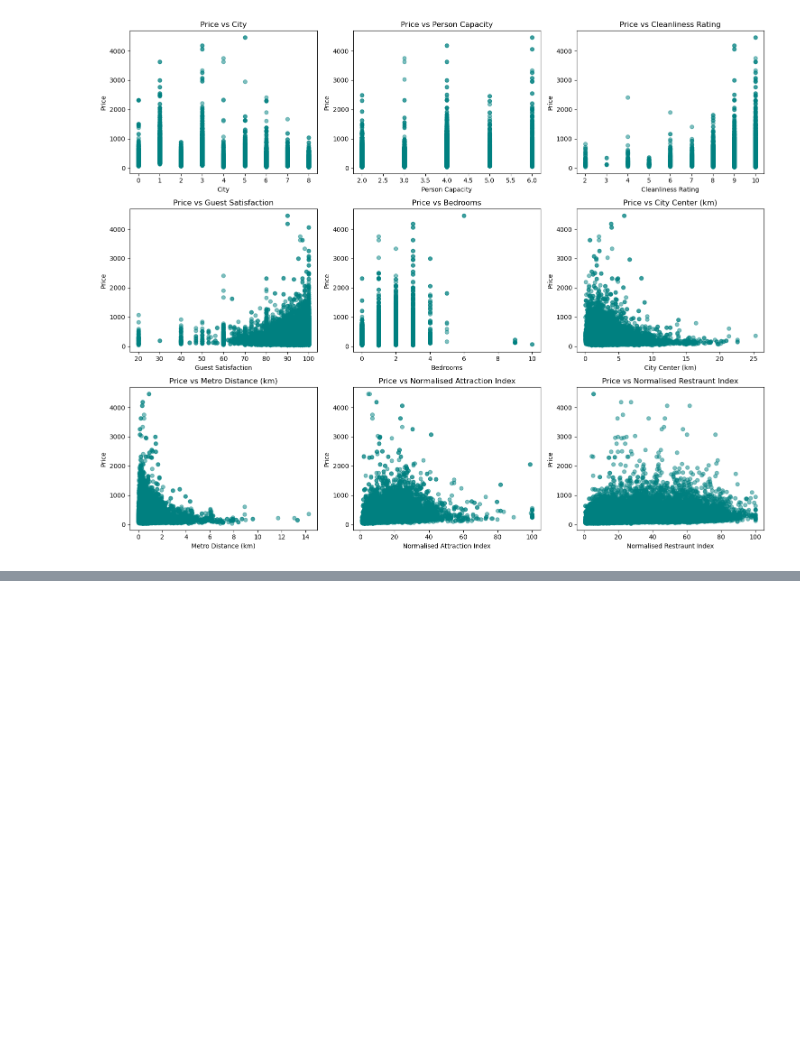
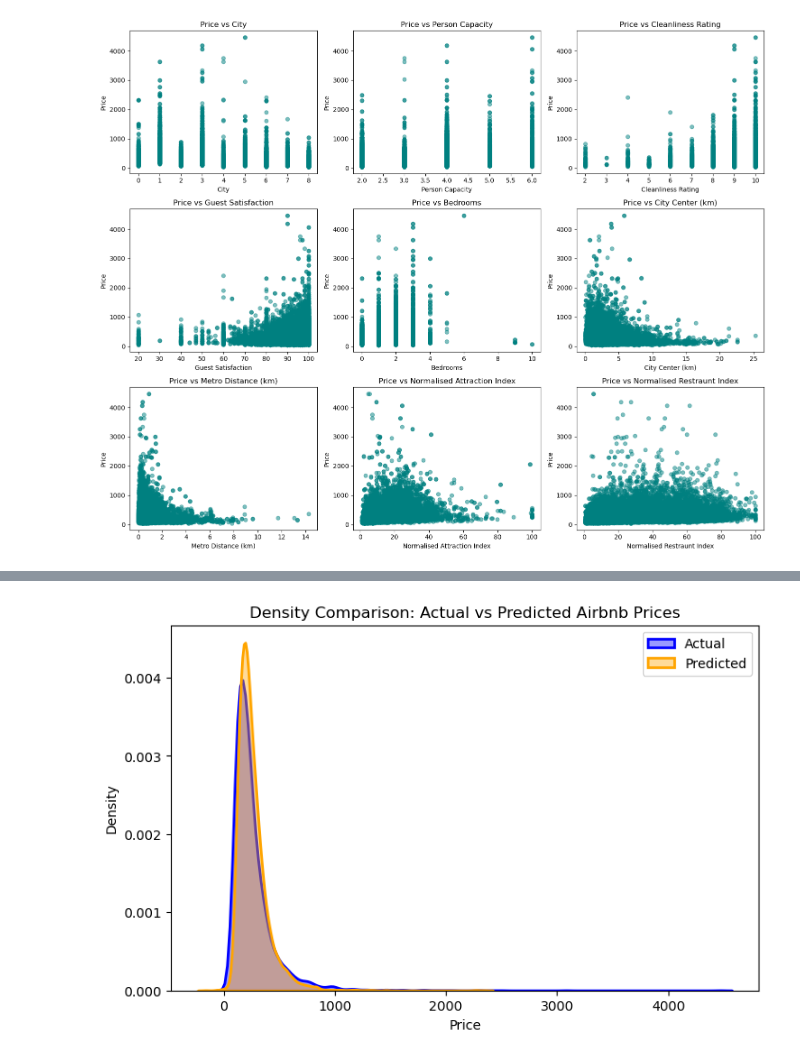
Before and after one commit to Joona1024/MLProject, a Jupyter notebook: main.ipynb, the cells around one changed output, grey strips where cells are left out. Saved outputs shown, nothing was run; the diff lists cells and outputs as text; code cells hidden in the pictures; blank space fills up the shorter version.

```diff
--- a/main.ipynb
+++ b/main.ipynb
@@ -161,0 +252,12 @@ Test set: (4170, 15) (4170,)
+# %%
+plt.figure(figsize=(8,5))
+sns.kdeplot(y_val, label='Actual', fill=True, alpha=0.4, linewidth=2, color='blue')
+sns.kdeplot(y_val_pred, label='Predicted', fill=True, alpha=0.4, linewidth=2, color='orange')
+
+plt.title("Density Comparison: Actual vs Predicted Airbnb Prices")
+plt.xlabel("Price")
+plt.ylabel("Density")
+plt.legend()
+plt.show()
+# %% [output]
+[figure, added]
```
Also changed, not shown: parts of 5 cells of this notebook, 4 other files.
